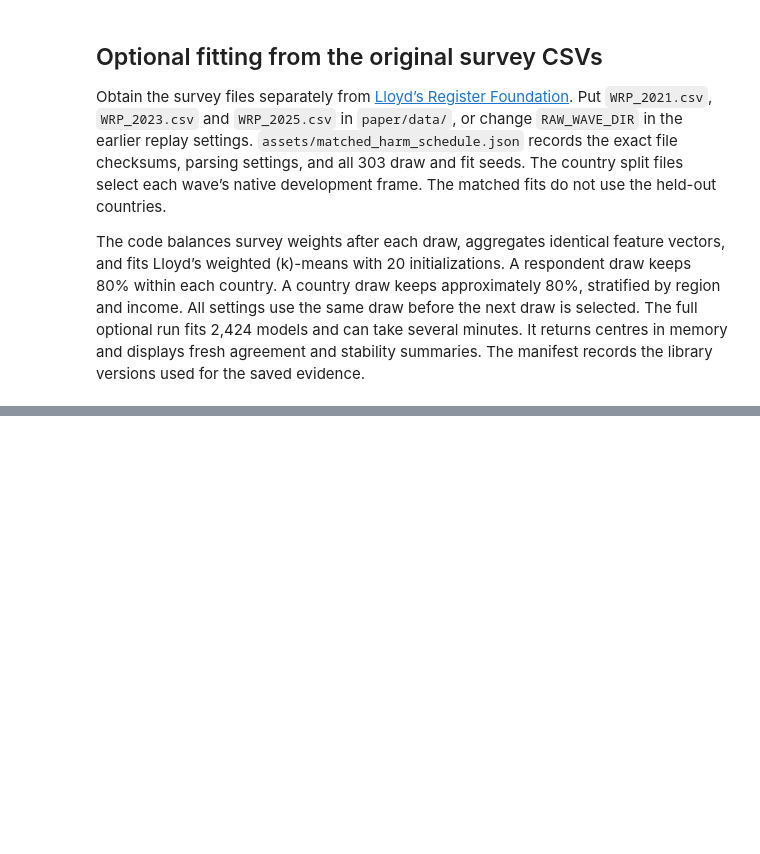
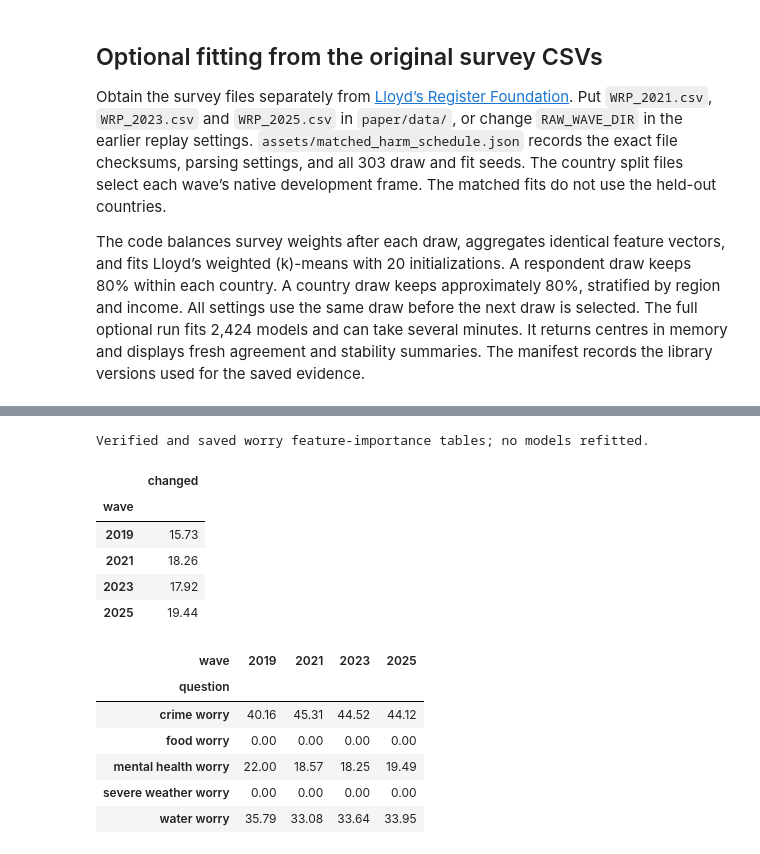
Before and after one commit to ionpetre/WRP-dataset, a Jupyter notebook: paper/wrp_shared_worry_only.ipynb, the cells around one changed output, grey strips where cells are left out. Saved outputs shown, nothing was run; the diff lists cells and outputs as text; code cells hidden in the pictures; blank space fills up the shorter version.

```diff
--- a/paper/wrp_shared_worry_only.ipynb
+++ b/paper/wrp_shared_worry_only.ipynb
@@ -969,0 +1124,41 @@ if RUN_MATCHED_FITS:
+# %%
+FI_ASSETS=assets
+fi_manifest=json.loads((FI_ASSETS/'feature_importance_manifest.json').read_text())
+for filename,expected in fi_manifest['files_sha256'].items():
+    assert hashlib.sha256((FI_ASSETS/filename).read_bytes()).hexdigest()==expected
+fi_study=take(FI_ASSETS/'shared_worry_strict40_evidence.npz');fi_models={}
+for iy,y in enumerate([2019,2021,2023,2025]):
+    a=fi_study['answers'];w=fi_study['native_mass'][iy]
+    X=fi_worry_geometry(a,1.5);child_X=fi_worry_geometry(a,0.)
+    parent=fi_study['earlier_parent_labels'][iy,0]
+    C=fi_means(X,parent,w,3)
+    np.testing.assert_array_equal(cdist(X,C,'sqeuclidean').argmin(1),parent)
+    later=fi_study['later_parent_centres'][iy,0]
+    mapping=fi_match_map(parent,cdist(X,later,'sqeuclidean').argmin(1),fi_study['worry_ref_mass'],3)
+    np.testing.assert_allclose(later,C[mapping],atol=3e-15,rtol=1e-13)
+    local=fi_study['earlier_fit_labels'][iy,0]
+    tree=worry_tree(a)
+    groups=fi_match_map(tree,local,fi_study['worry_ref_mass'],4)
+    np.testing.assert_array_equal(groups[local],tree)
+    fi_models['worry',y]=dict(family='worry',wave=y,answers=a,weights=w,X=X,child_X=child_X,
+        centres=C,child_centres=fi_study['earlier_child_centres'][iy,0],groups=groups,parent_labels=parent,labels=tree,k=4)
+fi_tables=fi_inspect(fi_models)
+fi_check_and_save(fi_tables,'worry')
+fi_o=fi_tables['omissions'];fi_q=fi_tables['questions']
+display(fi_o[fi_o.feature.eq('Overall worry mean')][['wave','changed']].set_index('wave').mul(100).round(2))
+display(fi_q.pivot(index='question',columns='wave',values='expected_changed').mul(100).round(2))
+# %% [output]
+Verified and saved worry feature-importance tables; no models refitted.
+|  | changed |
+| wave |  |
+| 2019 | 15.73 |
+| 2021 | 18.26 |
+| 2023 | 17.92 |
+| 2025 | 19.44 |
+| wave | 2019 | 2021 | 2023 | 2025 |
+| question |  |  |  |  |
+| crime worry | 40.16 | 45.31 | 44.52 | 44.12 |
+| food worry | 0.00 | 0.00 | 0.00 | 0.00 |
+| mental health worry | 22.00 | 18.57 | 18.25 | 19.49 |
+| severe weather worry | 0.00 | 0.00 | 0.00 | 0.00 |
+| water worry | 35.79 | 33.08 | 33.64 | 33.95 |
```
Also changed, not shown: parts of 9 cells of this notebook, 26 other files.
